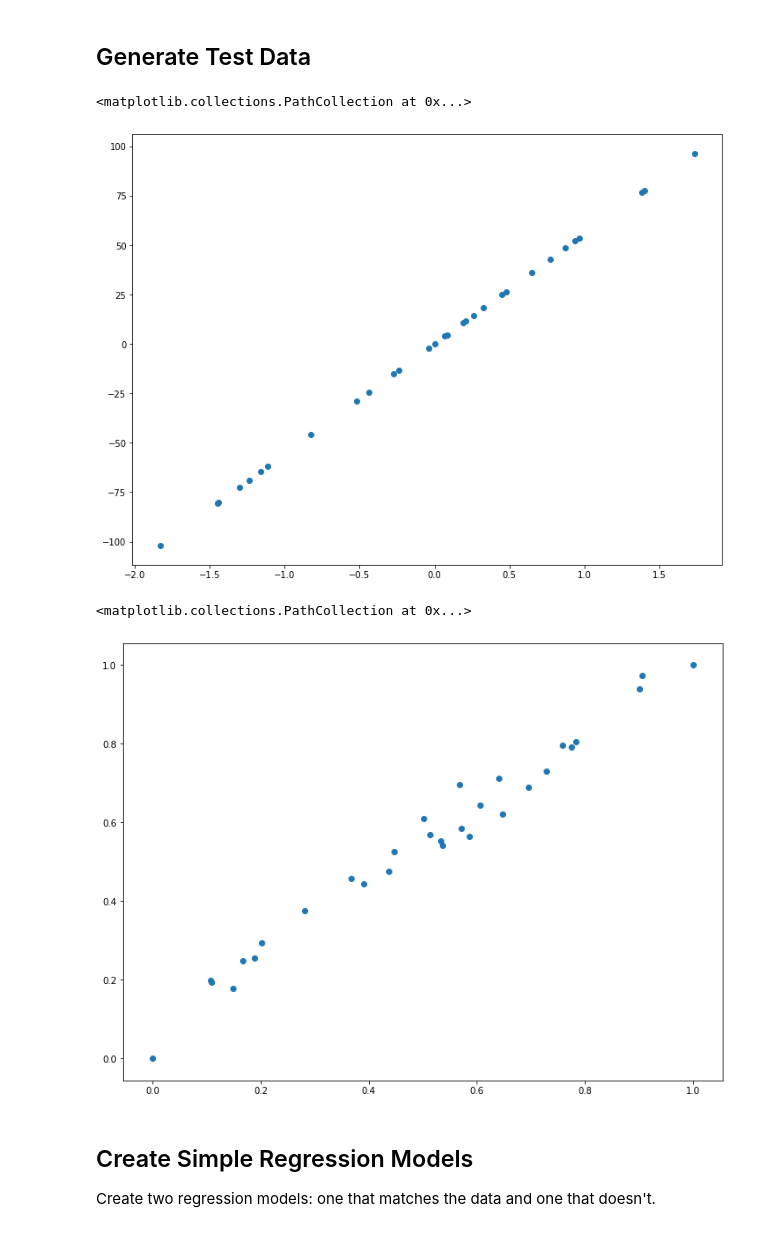
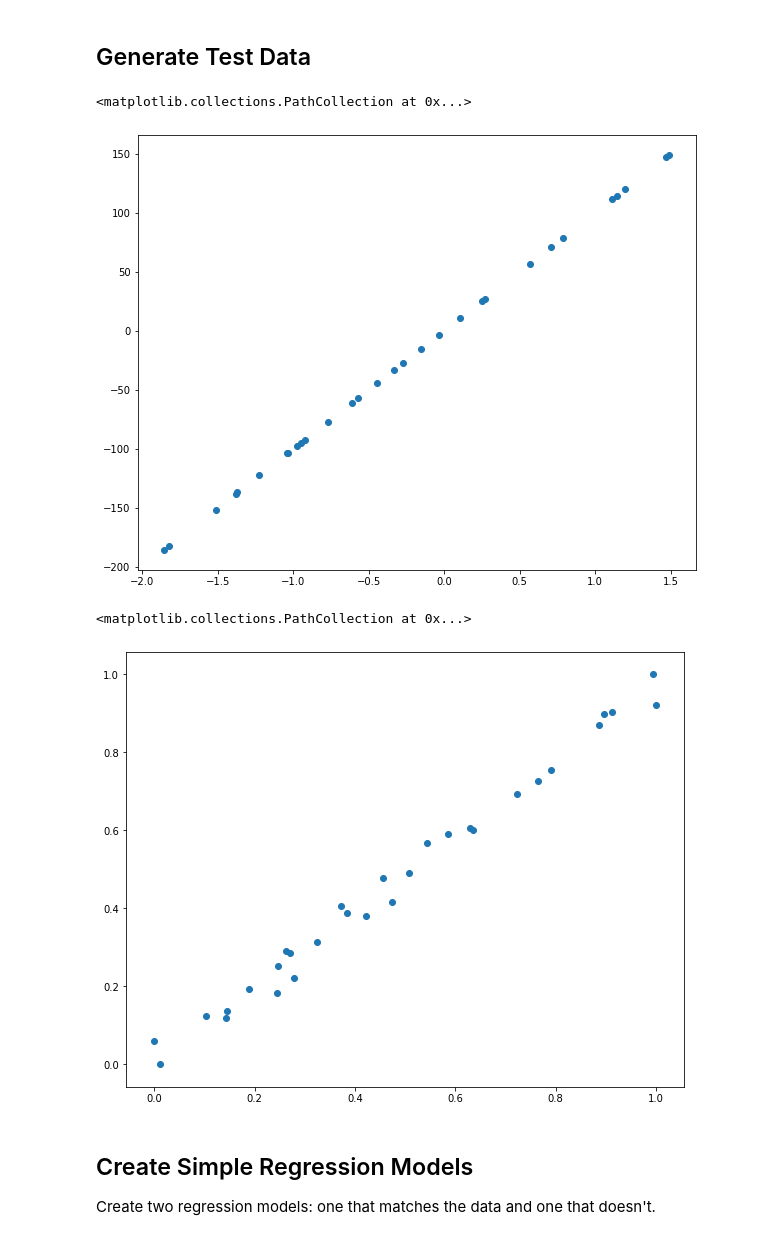
Before and after one commit to camoverride/notebooks, a Jupyter notebook: notebooks/Regularization.ipynb, the cells around one changed output. Drawn from its saved outputs; the diff is of its cells as text; code cells hidden in the pictures.

```diff
--- a/notebooks/Regularization.ipynb
+++ b/notebooks/Regularization.ipynb
@@ -5,7 +5,9 @@ This notebook compares simple linear models with complicated and overfit polynom
 ## Generate Test Data
 # %%
 import matplotlib.pyplot as plt
+plt.rcParams['figure.figsize'] = [10, 8]
 import numpy as np
+np.random.seed(41)
 
 DATA_SIZE = 30
 # %%
@@ -15,10 +17,11 @@ from sklearn.datasets import make_regression
 X, y = make_regression(n_samples=DATA_SIZE, n_features=1)
 y = np.array([[i] for i in y])
 # %%
+plt.rcParams['figure.figsize'] = [10, 8]
 plt.scatter(X, y)
 # %% [output]
 <matplotlib.collections.PathCollection at 0x...>
-[figure, old version]
+[figure, new version]
 # %%
 # Add gaussian noise so that the data will resemble real-life data
 mu, sigma = 0, 10 # mean and standard deviation
@@ -41,7 +43,7 @@ y = scaler.transform(y)
 plt.scatter(X, y)
 # %% [output]
 <matplotlib.collections.PathCollection at 0x...>
-[figure, old version]
+[figure, new version]
 # %%
 # Split the x,y data into train/test sets
 from sklearn.model_selection import train_test_split
```
Also changed, not shown: parts of 14 cells of this notebook.
